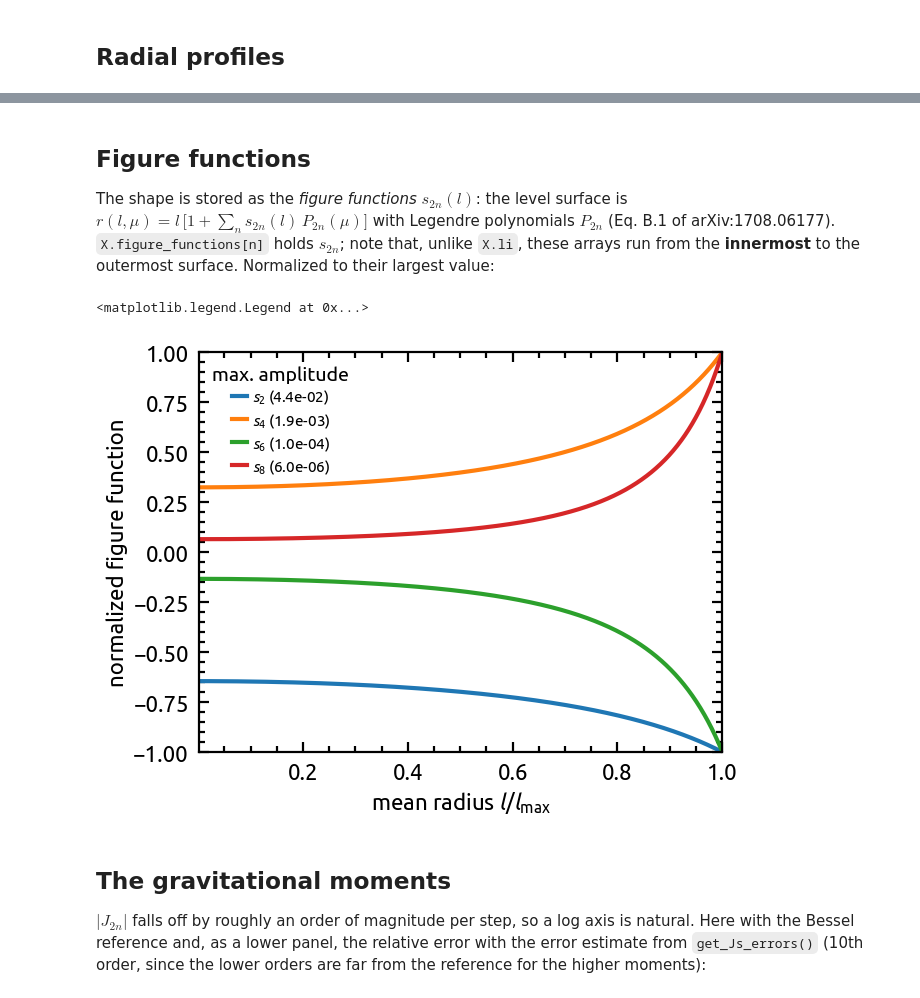
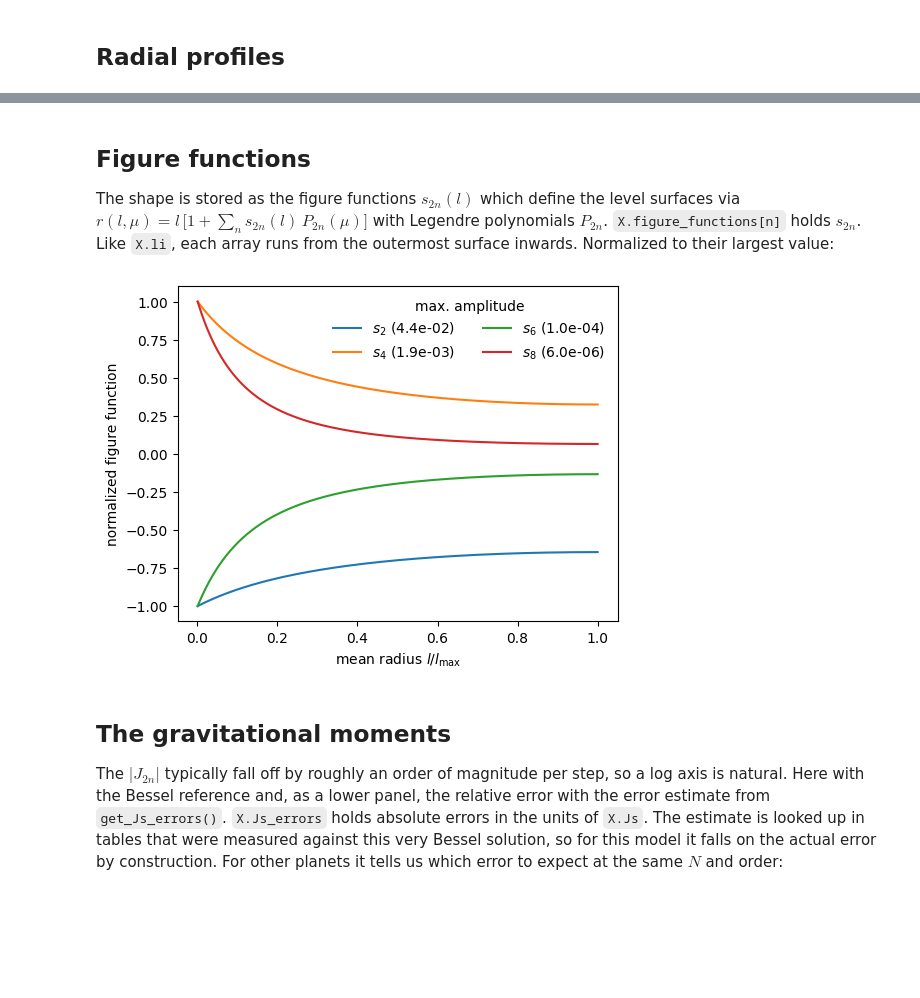
Before and after one commit to lucamorf/PyToF, a Jupyter notebook: tutorial/02_plotting.ipynb, the cells around one changed output, grey strips where cells are left out. Drawn from its saved outputs; the diff is of its cells as text; code cells hidden in the pictures; blank space fills up the shorter version.

```diff
--- a/tutorial/02_plotting.ipynb
+++ b/tutorial/02_plotting.ipynb
@@ -88,5 +71,7 @@ All four quantities at a glance. The pressure spans many orders of magnitude and
 # %%
-fig, axs = plt.subplots(2, 2, figsize=(10, 7.5), layout="constrained")
+p = profiles(X)
+
+fig, axs = plt.subplots(2, 2, figsize=(8, 6), layout="constrained")
 axs[0, 0].plot(p["r"], p["rho"])
 axs[0, 0].set_xlabel(LABELS["r"]); axs[0, 0].set_ylabel(LABELS["rho"])
 axs[0, 1].plot(p["r"], p["P"])
@@ -94,7 +79,9 @@ axs[0, 1].set_yscale("log")
 axs[0, 1].set_xlabel(LABELS["r"]); axs[0, 1].set_ylabel(LABELS["P"])
 axs[1, 0].plot(p["r"], p["m"])
 axs[1, 0].set_xlabel(LABELS["r"]); axs[1, 0].set_ylabel(LABELS["m"])
-axs[1, 1].plot(p["P"][:-1], p["rho"][:-1])  # skip the surface, where P = 0
-axs[1, 1].set_xscale("log")
+P, rho = p["P"][1:], p["rho"][1:]  # skip the surface, where P = 0
+axs[1, 1].loglog(P, rho, label="PyToF")
+axs[1, 1].loglog(P, (P/P[-1]) ** 0.5, "k--", label=r"slope $1/2$")
 axs[1, 1].set_xlabel(LABELS["P"]); axs[1, 1].set_ylabel(LABELS["rho"])
+axs[1, 1].legend(frameon=False);
 # %% [output]
@@ -107,5 +93,7 @@ A comparison is just several lines on the same axes. As an example we vary the p
 # %%
-indices = [1.0, 1.25, 1.5, 1.75, 2.0]
+from mpl_toolkits.axes_grid1.inset_locator import inset_axes
+
+indices = [1.0, 1.25, 1.5, 1.75]
 models = []
 for n in indices:
     Y = ToF(N=1024, order=4, R_ref=JUPITER_RADIUS, baro_param=[n])
@@ -117,14 +105,20 @@ cmap = plt.get_cmap("viridis")
 norm = mcolors.Normalize(vmin=min(indices), vmax=max(indices))
 
 fig, ax = plt.subplots(layout="constrained")
+ax_ins = inset_axes(ax, width="46%", height="46%", loc="upper right", borderpad=1.0)
 for n, Y in zip(indices, models):
     q = profiles(Y)
     ax.plot(q["r"], q["rho"], color=cmap(norm(n)))
+    # normalized to the central values (last point); skip P = 0 at the surface
+    ax_ins.loglog(q["P"][1:] / q["P"][-1], q["rho"][1:] / q["rho"][-1], color=cmap(norm(n)), linewidth=2)
+ax_ins.set_xlabel(r"$P / P_\mathrm{c}$")
+ax_ins.set_ylabel(r"$\rho / \rho_\mathrm{c}$")
+ax_ins.tick_params(labelsize=8)
 ax.set_xlabel(LABELS["r"])
 ax.set_ylabel(LABELS["rho"])
 fig.colorbar(cm.ScalarMappable(norm=norm, cmap=cmap), ax=ax, label="polytropic index $n$")
 
-print("n     J2            J4")
+print("n      J2            J4")
 for n, Y in zip(indices, models):
-    print(f"{n:3.1f}  {Y.Js[1]:.6e}  {Y.Js[2]:.6e}")
+    print(f"{n:4.2f}  {Y.Js[1]:.6e}  {Y.Js[2]:.6e}")
 # %% [output]
@@ -142,14 +130,0 @@ An **inset** is a standard matplotlib inset axes. For instance the pressure of t
-# %%
-from mpl_toolkits.axes_grid1.inset_locator import inset_axes
-
-fig, ax = plt.subplots(layout="constrained")
-ax_ins = inset_axes(ax, width="38%", height="38%", loc="upper right", borderpad=1.0)
-for n, Y in zip(indices, models):
-    q = profiles(Y)
-    ax.plot(q["r"], q["rho"], color=cmap(norm(n)))
-    ax_ins.plot(q["r"], q["P"], color=cmap(norm(n)))
-ax_ins.set_yscale("log")
-ax_ins.set_xlabel(r"$l/l_\mathrm{max}$")
-ax_ins.set_ylabel("$P$ [bar]")
-ax.set_xlabel(LABELS["r"])
-ax.set_ylabel(LABELS["rho"])
@@ -198,22 +199,21 @@ R_eq/R_m = 1.02248   R_po/R_m = 0.95724   flattening 1 - R_po/R_eq = 0.0638
 # %% [markdown]
 ## Figure functions
 
-The shape is stored as the *figure functions* $s_{2n}(l)$: the level surface is $r(l,\mu) = l\,\bigl[1 + \sum_n s_{2n}(l)\,P_{2n}(\mu)\bigr]$ with Legendre polynomials $P_{2n}$ (Eq. B.1 of arXiv:1708.06177). `X.figure_functions[n]` holds $s_{2n}$; note that, unlike `X.li`, these arrays run from the **innermost** to the outermost surface. Normalized to their largest value:
+The shape is stored as the figure functions $s_{2n}(l)$ which define the level surfaces via $r(l,\mu) = l\,\bigl[1 + \sum_n s_{2n}(l)\,P_{2n}(\mu)\bigr]$ with Legendre polynomials $P_{2n}$. `X.figure_functions[n]` holds $s_{2n}$. Like `X.li`, each array runs from the outermost surface inwards. Normalized to their largest value:
 # %%
 fig, ax = plt.subplots(layout="constrained")
 for n in range(1, len(X.figure_functions)):
-    s = X.figure_functions[n][::-1]  # flip: outermost first, like X.li
+    s = X.figure_functions[n]
     ax.plot(X.li / X.li[0], s / np.max(np.abs(s)), label=rf"$s_{{{2 * n}}}$ ({np.max(np.abs(s)):.1e})")
 ax.set_xlabel(LABELS["r"])
 ax.set_ylabel("normalized figure function")
-ax.legend(title="max. amplitude", frameon=False, fontsize=11)
+ax.legend(title="max. amplitude", frameon=False, ncol=2);
 # %% [output]
-<matplotlib.legend.Legend at 0x...>
-[figure, old version]
+[figure, new version]
 # %% [markdown]
 ## The gravitational moments
 
-$|J_{2n}|$ falls off by roughly an order of magnitude per step, so a log axis is natural. Here with the Bessel reference and, as a lower panel, the relative error with the error estimate from `get_Js_errors()` (10th order, since the lower orders are far from the reference for the higher moments):
+The $|J_{2n}|$ typically fall off by roughly an order of magnitude per step, so a log axis is natural. Here with the Bessel reference and, as a lower panel, the relative error with the error estimate from `get_Js_errors()`. `X.Js_errors` holds absolute errors in the units of `X.Js`. The estimate is looked up in tables that were measured against this very Bessel solution, so for this model it falls on the actual error by construction. For other planets it tells us which error to expect at the same $N$ and order:
 # %%
 Z = jupiter(N=2048, order=10)
 Z.get_Js_errors()
```
Also changed, not shown: parts of 17 cells of this notebook, 6 other files.
